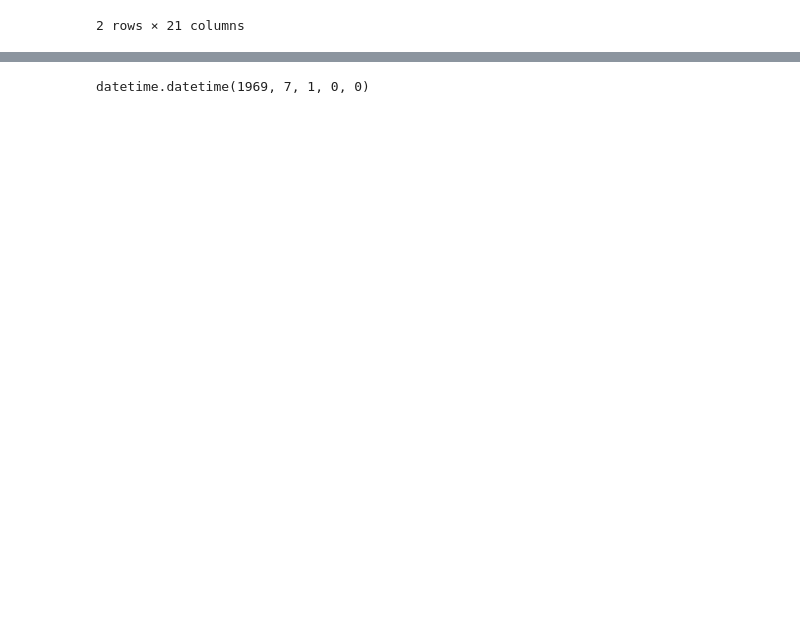
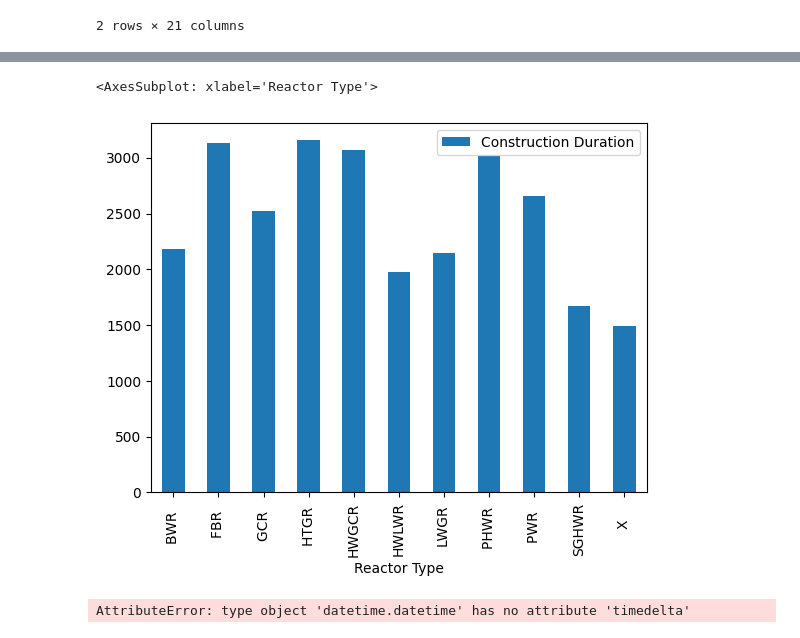
Before and after one commit to drewjw10/nuclear_data, a Jupyter notebook: IAEA Data Analysis.ipynb, the cells around one changed output, grey strips where cells are left out. Cells and saved outputs as stored; diff of their text form; code cells hidden in the pictures; blank space fills up the shorter version.

Commit message:
more data cleaning

```diff
--- a/IAEA Data Analysis.ipynb
+++ b/IAEA Data Analysis.ipynb
@@ -89,3 +71,30 @@ None
 # %%
+def calc_duration(row, col_start, col_end):
+    if row[col_start] == "None" or row[col_end] == "None":
+        return "None"
+    return row[col_end] - row[col_start]
+
+df["Construction Duration"] = df.apply(lambda row: calc_duration(row, "Construction Start Date", "First Grid Connection"), axis=1)
+df["Commissioning Duration"] = df.apply(lambda row: calc_duration(row, "First Grid Connection", "Commercial Operation Date"), axis=1)
+df["Operation Duration"] = df.apply(lambda row: calc_duration(row, "Commercial Operation Date", "Permanent Shutdown Date"), axis=1)
-# %% [output]
-datetime.datetime(1969, 7, 1, 0, 0)
+# %%
+import matplotlib.pyplot as plt
+
+from datetime import timedelta
+
+
+
+plot_data = df.query('`Reactor Type` != "None" & `Construction Duration` != "None"').groupby("Reactor Type")["Construction Duration"].mean().reset_index()
+
+plot_data["Construction Duration"] = plot_data["Construction Duration"].map(lambda x: x.days)
+
+plot_data.plot.bar(x="Reactor Type",y="Construction Duration")
+
+# need to account for reactor capacity when plotting these
+# %% [output]
+<AxesSubplot: xlabel='Reactor Type'>
+[figure, added]
+# %%
+datetime.timedelta
+# %% [output]
+AttributeError: type object 'datetime.datetime' has no attribute 'timedelta'
```
Also changed, not shown: parts of 1 cell of this notebook.
